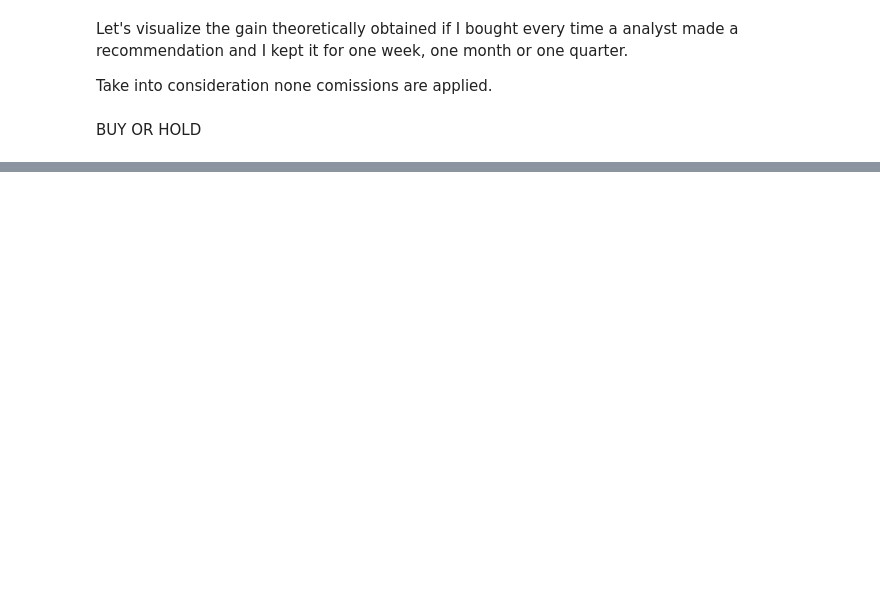
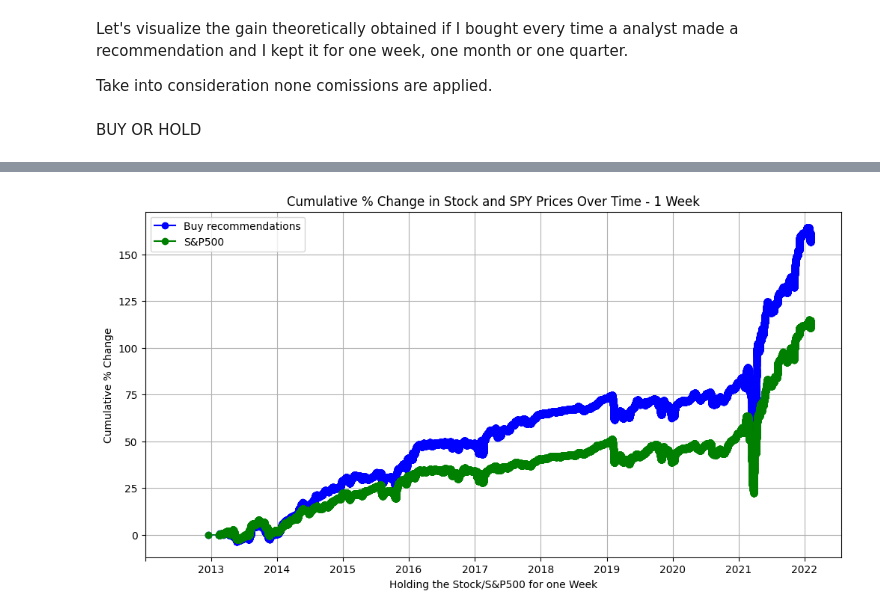
Before and after one commit to LukazMartin/stock-analysis, a Jupyter notebook: Visualize Data Analyst Recommendations.ipynb, the cells around one changed output, grey strips where cells are left out. Drawn from its saved outputs; the diff is of its cells as text; code cells hidden in the pictures; blank space fills up the shorter version.

```diff
--- a/Visualize Data Analyst Recommendations.ipynb
+++ b/Visualize Data Analyst Recommendations.ipynb
@@ -416,0 +376,100 @@ plt.show()
+# %%
+from matplotlib.dates import DateFormatter
+
+filtered_df_1 = df_rec[df_rec['Rating_Category'].isin(['Buy'])]
+# Convert 'Date after 1 Week' to datetime objects
+filtered_df_1['Date after 1 Week'] = pd.to_datetime(filtered_df_1['Date after 1 Week'])
+
+# Sort DataFrame by 'Date after 1 Week'
+filtered_df = filtered_df_1.sort_values(by='Date after 1 Week')
+
+# Calculate cumulative sum of '% change 1 week stock price' and for SPY
+filtered_df['Cumulative % Change Stock 1 week'] = filtered_df['% change 1 week stock price'].cumsum()
+filtered_df['Cumulative % Change SPY 1 week'] = filtered_df['% change 1 week SPY price'].cumsum()
+
+# Convert 'Date after 1 Week' to datetime objects
+filtered_df['Date after 4 Weeks'] = pd.to_datetime(filtered_df['Date after 4 weeks'])
+
+# Sort DataFrame by 'Date after 1 Week'
+filtered_df = filtered_df.sort_values(by='Date after 4 Weeks')
+
+# Calculate cumulative sum of '% change 1 week stock price' and for SPY
+filtered_df['Cumulative % Change Stock 4 weeks'] = filtered_df['% change 4 week stock price'].cumsum()
+filtered_df['Cumulative % Change SPY 4 weeks'] = filtered_df['% change 4 week SPY price'].cumsum()
+
+# Convert 'Date after 1 Week' to datetime objects
+filtered_df['Date after 12 Weeks'] = pd.to_datetime(filtered_df['Date after 12 weeks'])
+
+
+# Calculate cumulative sum of '% change 1 week stock price' and for SPY
+filtered_df['Cumulative % Change Stock 12 weeks'] = filtered_df['% change 12 week stock price'].cumsum()
+filtered_df['Cumulative % Change SPY 12 weeks'] = filtered_df['% change 12 week SPY price'].cumsum()
+
+from matplotlib.dates import DateFormatter
+
+# Assuming you have a DataFrame named filtered_df
+
+# Create a line graph for 1 week
+plt.figure(figsize=(12, 6))
+plt.plot(filtered_df['Date after 1 Week'], filtered_df['Cumulative % Change Stock 1 week'], marker='o', linestyle='-', color='b', label='Buy recommendations')
+plt.plot(filtered_df['Date after 1 Week'], filtered_df['Cumulative % Change SPY 1 week'], marker='o', linestyle='-', color='g', label='S&P500')
+
+# Manually set x-axis ticks
+ticks_one_week = plt.xticks()[0]
+plt.xticks(ticks_one_week, [""] + [x+2013 for x in range(10)])
+
+# Add labels and title
+plt.xlabel('Holding the Stock/S&P500 for one Week')
+plt.ylabel('Cumulative % Change')
+plt.title('Cumulative % Change in Stock and SPY Prices Over Time - 1 Week')
+plt.legend()
+
+# Adjust line thickness
+plt.setp(plt.gca().get_lines(), linewidth=1)
+
+plt.grid(True)
+plt.show()
+
+# Create a line graph for 4 weeks
+plt.figure(figsize=(12, 6))
+plt.plot(filtered_df['Date after 4 Weeks'], filtered_df['Cumulative % Change Stock 4 weeks'], marker='o', linestyle='-', color='b', label='Analysts recommendations')
+plt.plot(filtered_df['Date after 4 Weeks'], filtered_df['Cumulative % Change SPY 4 weeks'], marker='o', linestyle='-', color='g', label='S&P500')
+
+# Manually set x-axis ticks
+ticks_four_weeks = plt.xticks()[0]
+plt.xticks(ticks_four_weeks, [""] + [x+2013 for x in range(10)])
+
+# Add labels and title
+plt.xlabel('Holding the Stock/S&P500 for one Month')
+plt.ylabel('Cumulative % Change')
+plt.title('Cumulative % Change in Stock and SPY Prices Over Time - 1 Month')
+plt.legend()
+
+# Adjust line thickness
+plt.setp(plt.gca().get_lines(), linewidth=1)
+
+plt.grid(True)
+plt.show()
+
+# Create a line graph for 12 weeks
+plt.figure(figsize=(12, 6))
+plt.plot(filtered_df['Date after 12 Weeks'], filtered_df['Cumulative % Change Stock 12 weeks'], marker='o', linestyle='-', color='b', label='Analysts recommendations')
+plt.plot(filtered_df['Date after 12 Weeks'], filtered_df['Cumulative % Change SPY 12 weeks'], marker='o', linestyle='-', color='g', label='S&P500')
+
+# Manually set x-axis ticks
+ticks_twelve_weeks = plt.xticks()[0]
+plt.xticks(ticks_twelve_weeks, [""] + [x+2013 for x in range(10)])
+
+# Add labels and title
+plt.xlabel('Holding the Stock/S&P500 for one Quarter')
+plt.ylabel('Cumulative % Change')
+plt.title('Cumulative % Change in Stock and SPY Prices Over Time - 1 Quarter')
+plt.legend()
+
+# Adjust line thickness
+plt.setp(plt.gca().get_lines(), linewidth=1)
+
+plt.grid(True)
+plt.show()
+# %% [output]
+[figure, added]
```
Also changed, not shown: parts of 8 cells of this notebook, 6 other files.
